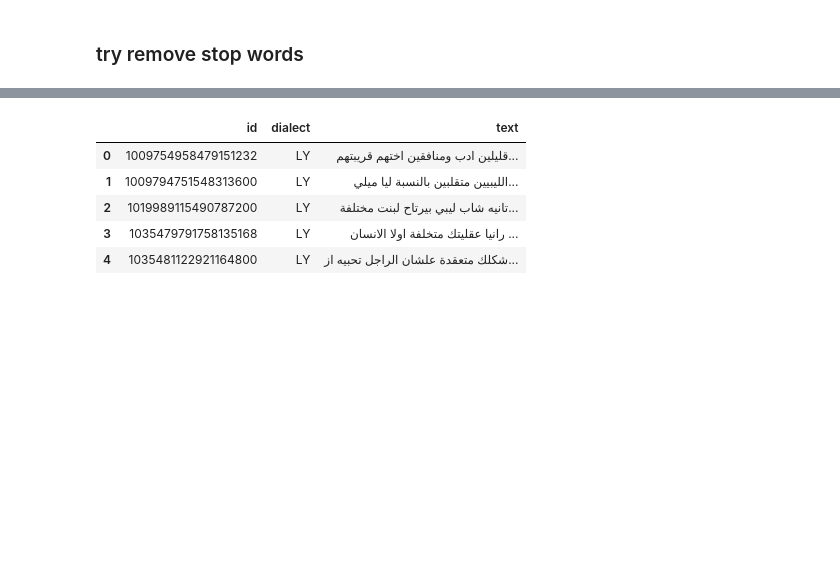
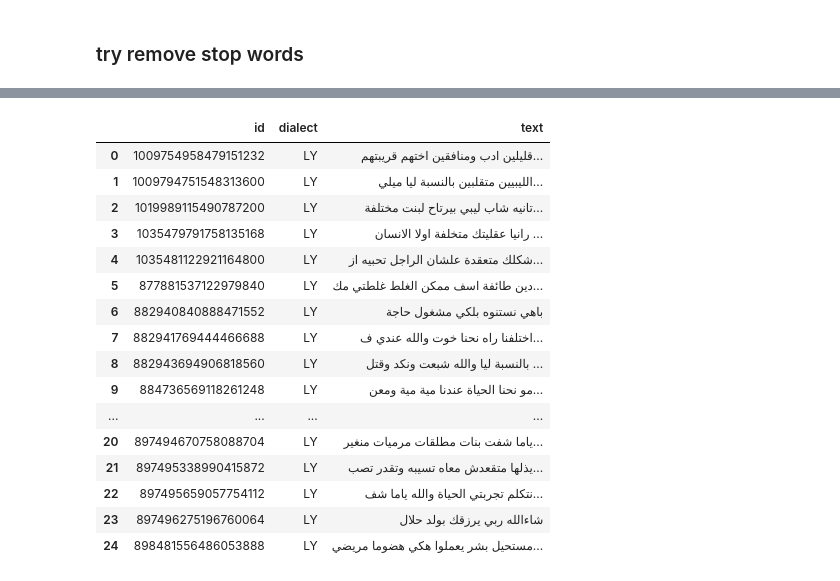
Before and after one commit to Elghandour-eng/NLP_Dialects_Classifier, a Jupyter notebook: notebooks/data-preprossecing.ipynb, the cells around one changed output, grey strips where cells are left out. Cells and saved outputs as stored; diff of their text form; code cells hidden in the pictures; blank space fills up the shorter version.

```diff
--- a/notebooks/data-preprossecing.ipynb
+++ b/notebooks/data-preprossecing.ipynb
@@ -116,6 +137,9 @@ def remove_uderScore(text):
   return text
 # %%
 def remove_Tifinagh_characters(text):
+  ''' Tifinagh characters are used in Tamazight
+  like ⴰ ⴱ ⵛ ⴷ ⴹ ⴻ ⴼ ⴳ ⵀ ⵃ ⵉ ⵊ ⴽ ⵍ ⵎ ⵏ ⵓ ⵔ ⵕ ⵙ ⵜ ⵡ ⵅ ⵢ ⵣ ⵥ ⵄ ⵅ
+  '''
   pattern = r'[\u2D30-\u2D7F]+'
   regex_pattern = re.compile(pattern)
   text = re.sub(regex_pattern," ",text)
@@ -145,14 +170,36 @@ for word in list_of_stop_words:
     modified_list_stop_words.append(new_word)
 # %%
 def remove_stop_words(text):
+    '''
+    This function removes stop words from a sentence
+    args:
+        text: a string of text
+    '''
     # define the regex pattern to match words to remove
     pattern = re.compile(r'\b(' + '|'.join(modified_list_stop_words) + r')\b')
     # remove words from the sentence that appear in the words_to_remove list using re.sub()
     clean_sentence = re.sub(pattern, '', text)
     # print the resulting clean sentence
     return clean_sentence
+# %%
+def remove_repeated_characters(text):
+    '''
+    This function removes repeated characters from a sentence
+    if a character is repeated more than twice
+
+    args:
+        text: a string of text
+    '''
+    pattern = r'(.)\1{2,}'
+    regex_pattern = re.compile(pattern)
+    text = re.sub(regex_pattern,r'\1',text)
+    return text
 # %%
 def all_cleaning(text):
+    '''
+    This function is used to clean the text
+
+    '''
     text = remove_english_language(text)
     text = remove_puncituation(text)
     text = remove_numbers(text)
@@ -160,5 +207,6 @@ def all_cleaning(text):
     text = remove_Tifinagh_characters(text)
     text = remove_stop_words(text)
     text = remove_additional_space(text)
+    text = remove_repeated_characters(text)
     return text
 # %%
@@ -166,12 +214,23 @@ cleaned_data = data.copy(deep = False)
 # %%
 # apply to all data
 cleaned_data["text"] = cleaned_data["text"].apply(all_cleaning)
-# %%
-cleaned_data.head()
-# %% [output]
-|  | id | dialect | text |
-| 0 | 1009754958479151232 | LY | قليلين ادب ومنافقين اختهم قريبتهم... |
-| 1 | 1009794751548313600 | LY | الليبيين متقلبين بالنسبة ليا ميلي... |
-| 2 | 1019989115490787200 | LY | تانيه شاب ليبي بيرتاح لبنت مختلفة... |
-| 3 | 1035479791758135168 | LY | رانيا عقليتك متخلفة اولا الانسان ... |
-| 4 | 1035481122921164800 | LY | شكلك متعقدة علشان الراجل تحبيه از... |
+# %%
+cleaned_data.head(25) # display first 5 rows
+# %% [output]
+|  | id | dialect | text |
+| 0 | 1009754958479151232 | LY | قليلين ادب ومنافقين اختهم قريبتهم... |
+| 1 | 1009794751548313600 | LY | الليبيين متقلبين بالنسبة ليا ميلي... |
+| 2 | 1019989115490787200 | LY | تانيه شاب ليبي بيرتاح لبنت مختلفة... |
+| 3 | 1035479791758135168 | LY | رانيا عقليتك متخلفة اولا الانسان ... |
+| 4 | 1035481122921164800 | LY | شكلك متعقدة علشان الراجل تحبيه از... |
+| 5 | 877881537122979840 | LY | دين طائفة اسف ممكن الغلط غلطتي مك... |
+| 6 | 882940840888471552 | LY | باهي نستنوه بلكي مشغول حاجة |
+| 7 | 882941769444466688 | LY | اختلفنا راه نحنا خوت والله عندي ف... |
+| 8 | 882943694906818560 | LY | بالنسبة ليا والله شبعت ونكد وقتل ... |
+| 9 | 884736569118261248 | LY | مو نحنا الحياة عندنا مية مية ومعن... |
+| ... | ... | ... | ... |
+| 20 | 897494670758088704 | LY | ياما شفت بنات مطلقات مرميات منغير... |
+| 21 | 897495338990415872 | LY | يذلها متقعدش معاه تسيبه وتقدر تصب... |
+| 22 | 897495659057754112 | LY | نتكلم تجربتي الحياة والله ياما شف... |
+| 23 | 897496275196760064 | LY | شاءالله ربي يرزقك بولد حلال |
+| 24 | 898481556486053888 | LY | مستحيل بشر يعملوا هكي هضوما مريضي... |
```
Also changed, not shown: parts of 9 cells of this notebook, 1 other file.
